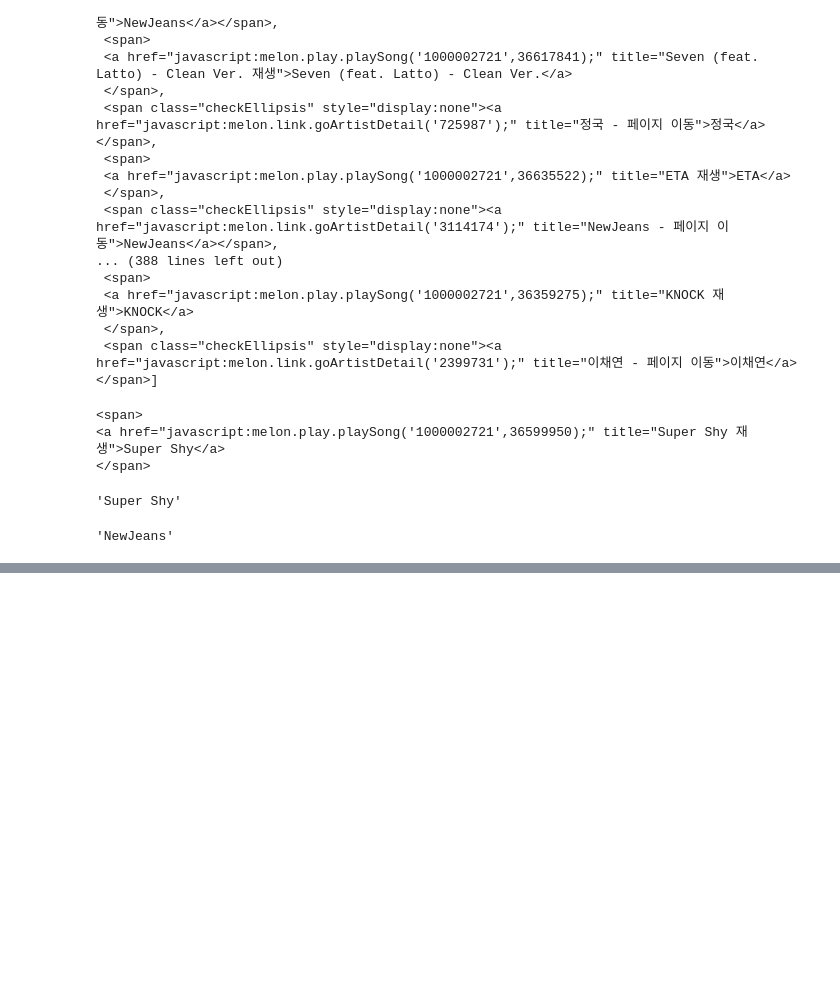
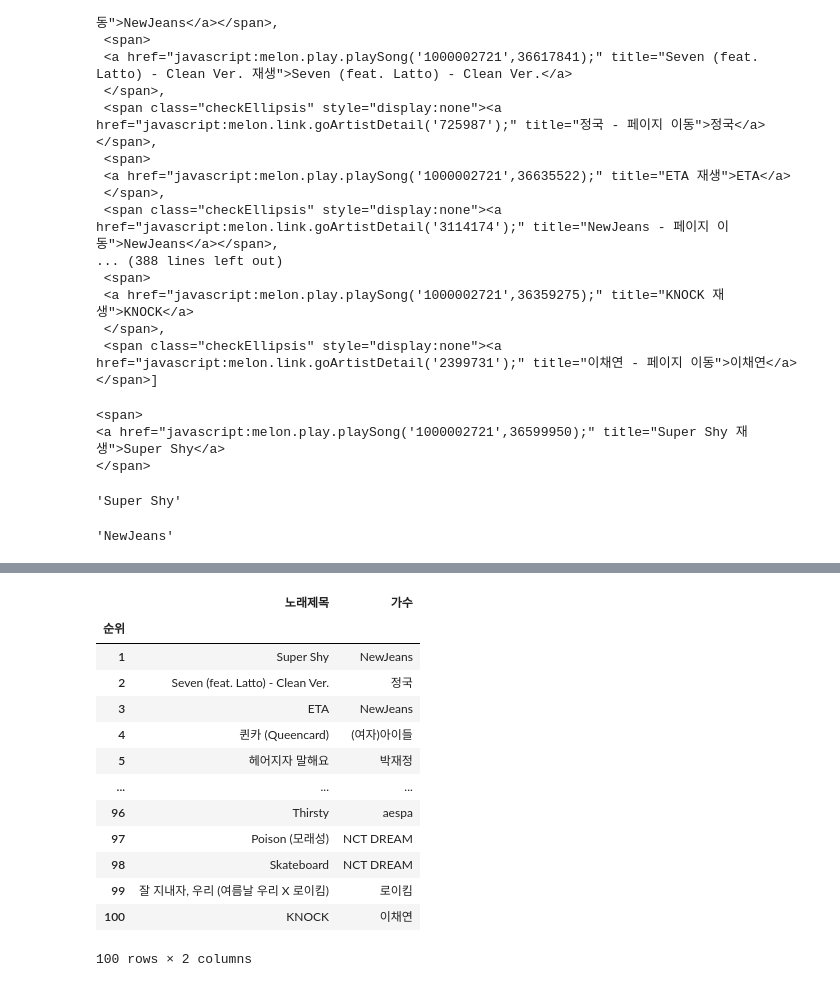
Before and after one commit to Rangbit/Python_study, a Jupyter notebook: Clawling/02Melon Top100 .ipynb, the cells around one changed output, grey strips where cells are left out. Cells and saved outputs as stored; diff of their text form; code cells hidden in the pictures; blank space fills up the shorter version.

```diff
--- a/Clawling/02Melon Top100 .ipynb
+++ b/Clawling/02Melon Top100 .ipynb
@@ -140,0 +210,5 @@ music
+# %%
+rankList = []
+for i in range(len(music)) :
+    rankList.append(i+1)
+rankList
@@ -140,0 +235,3 @@ music
+# %%
+dic = {'순위' : rankList, '노래제목' : musicList, '가수' : artistList}
+dic
@@ -140,0 +256,21 @@ music
+# %%
+melon = pd.DataFrame(dic)
+# %%
+melon.set_index('순위', inplace = True)
+# %%
+melon
+# %% [output]
+|  | 노래제목 | 가수 |
+| 순위 |  |  |
+| 1 | Super Shy | NewJeans |
+| 2 | Seven (feat. Latto) - Clean Ver. | 정국 |
+| 3 | ETA | NewJeans |
+| 4 | 퀸카 (Queencard) | (여자)아이들 |
+| 5 | 헤어지자 말해요 | 박재정 |
+| ... | ... | ... |
+| 96 | Thirsty | aespa |
+| 97 | Poison (모래성) | NCT DREAM |
+| 98 | Skateboard | NCT DREAM |
+| 99 | 잘 지내자, 우리 (여름날 우리 X 로이킴) | 로이킴 |
+| 100 | KNOCK | 이채연 |
+100 rows × 2 columns
```
Also changed, not shown: parts of 11 cells of this notebook, 1 other file.
